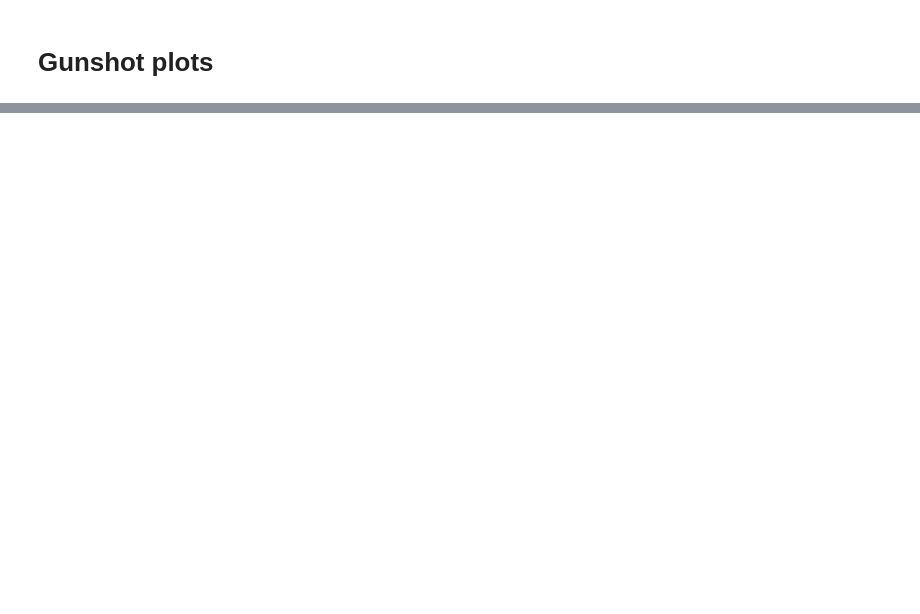
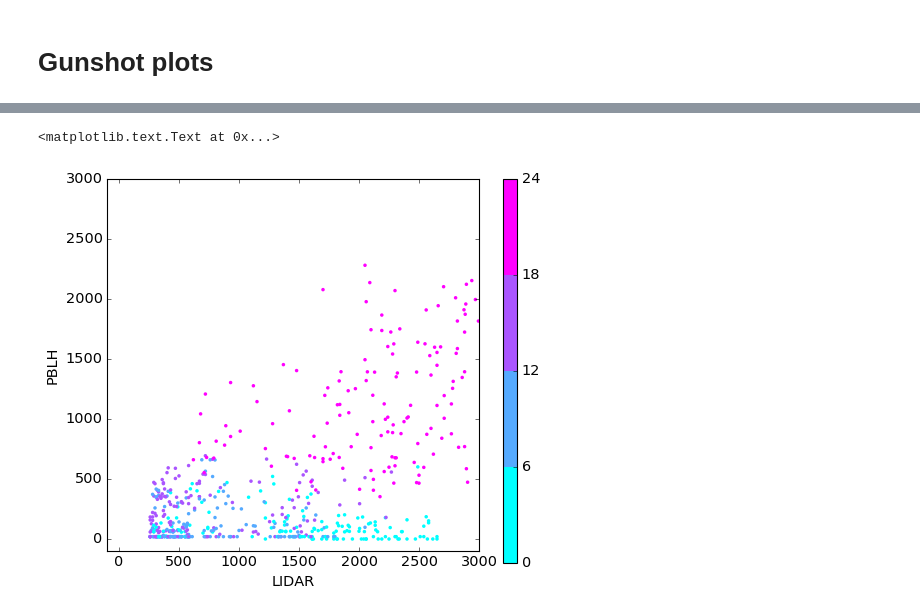
Before and after one commit to cpierard/capa_limite_WRF, a Jupyter notebook: Notebooks/graficas_apartir_promedios.ipynb, the cells around one changed output, grey strips where cells are left out. Cells and saved outputs as stored; diff of their text form; code cells hidden in the pictures; blank space fills up the shorter version.

```diff
--- a/Notebooks/graficas_apartir_promedios.ipynb
+++ b/Notebooks/graficas_apartir_promedios.ipynb
@@ -300,0 +464,39 @@ def search_NaN(RAW):
+# %%
+import matplotlib
+# setup the plot
+fig, ax = plt.subplots(1,1, figsize=(6,6))
+
+# define the data
+x = ceilo_month#[0:450]
+y = pblh_month#[0:450]
+tag = cm_month#[0:450]
+#tag[10:12] = 0 # make sure there are some 0 values to showup as grey
+
+# define the colormap
+cmap = plt.cm.cool
+# extract all colors from the .jet map
+cmaplist = [cmap(i) for i in range(cmap.N)]
+# force the first color entry to be grey
+#cmaplist[0] = (.5,.5,.5,1.0)
+# create the new map
+cmap = cmap.from_list('Custom cmap', cmaplist, cmap.N)
+#cmaplist[0] = (.5,.5,.5,1.0)
+# define the bins and normalize
+bounds = np.linspace(0,24, 5)
+norm = matplotlib.colors.BoundaryNorm(bounds, cmap.N)
+
+# make the scatter
+scat = ax.scatter(x,y, cmap=cmap, norm=norm, c=tag, edgecolors='none', s = 10)
+
+# create a second axes for the colorbar
+ax2 = fig.add_axes([0.95, 0.1, 0.03, 0.8])
+cb = matplotlib.colorbar.ColorbarBase(ax2, cmap=cmap, norm=norm, spacing='proportional', ticks=bounds, boundaries=bounds, format='%1i')
+ax.set_ylim(-100, 3000)
+ax.set_xlim(-100, 3000)
+ax.set_xlabel('LIDAR')
+ax.set_ylabel('PBLH')
+#ax.set_title('Well defined discrete colors')
+#ax2.set_ylabel('Very custom cbar [-]', size=12)
+# %% [output]
+<matplotlib.text.Text at 0x...>
+[figure, added]
```
Also changed, not shown: parts of 69 cells of this notebook, 11 other files.
